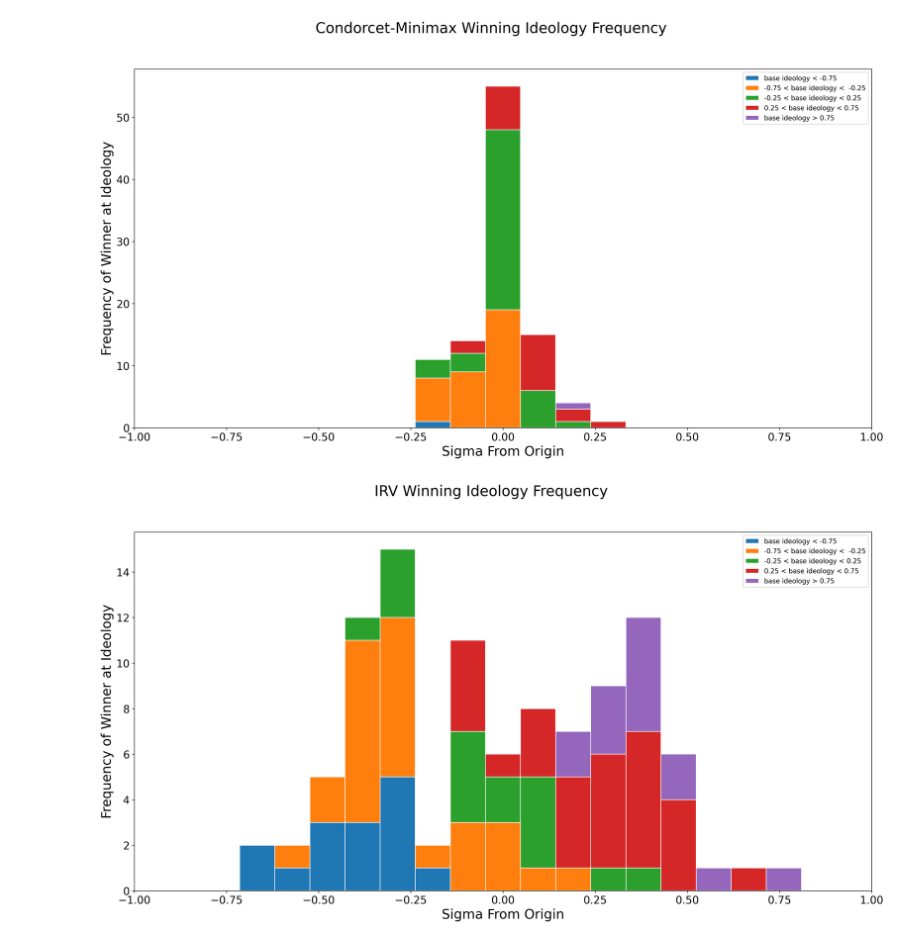
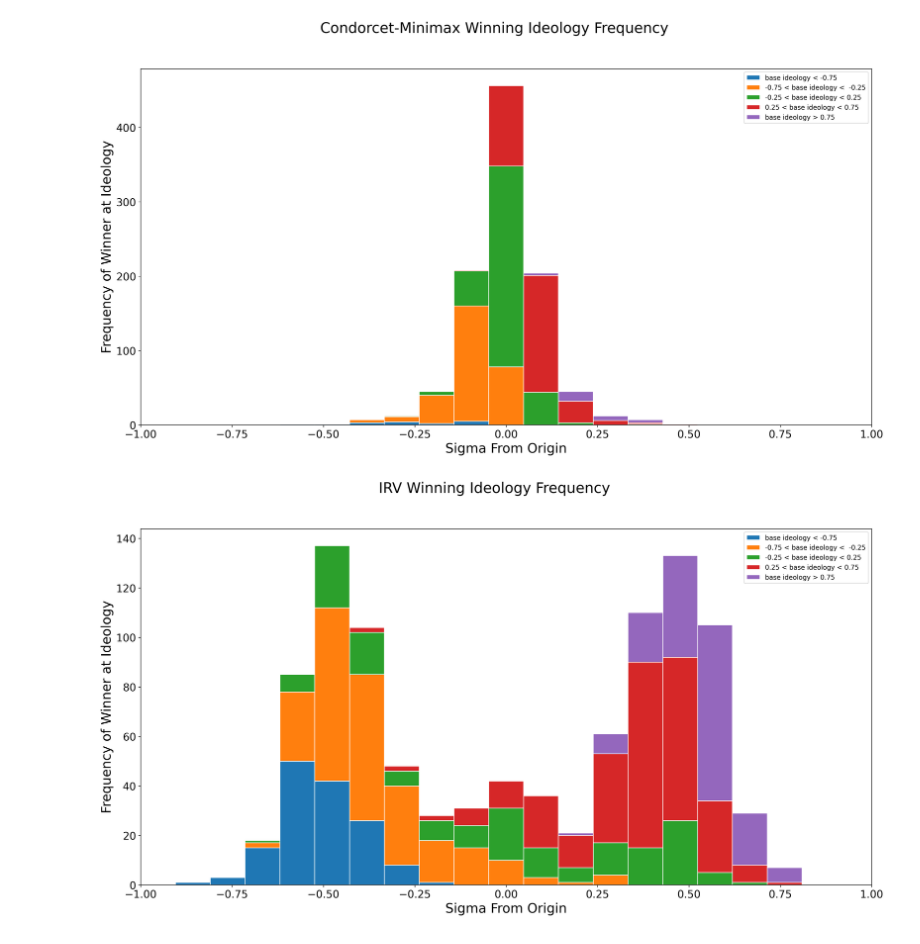
Before and after one commit to robbierobinette/bc-python, a Jupyter notebook: plot_strategic_candidates.ipynb, the cells around one changed output. Drawn from its saved outputs; the diff is of its cells as text; code cells hidden in the pictures.

```diff
--- a/plot_strategic_candidates.ipynb
+++ b/plot_strategic_candidates.ipynb
@@ -18,7 +18,7 @@ from CombinedExperiment import ExperimentResult
 import os
 os.environ['TF_CPP_MIN_LOG_LEVEL'] = "5"
 
-version = "v18"
+version = "v20"
 base_config = ExperimentConfig(name="none",
                                election_name="none",
                                training_cycles=200000,
@@ -40,21 +40,26 @@ irv_a_config = copy(base_config)
 irv_a_config.election_name = "IRV"
 irv_a_config.model_path = f"exp/{version}/IRV-A"
 irv_a_config.name = "IRV"
+irv_a_config.equal_pct_bins = True
 
 h2h_a_config = copy(base_config)
 h2h_a_config.election_name = "H2H"
 h2h_a_config.model_path = f"exp/{version}/H2H-A"
 h2h_a_config.name = "Condorcet-Minimax"
+h2h_a_config.equal_pct_bins = True
 
 irv_b_config = copy(base_config)
 irv_b_config.election_name = "IRV"
 irv_b_config.model_path = f"exp/{version}/IRV-B"
 irv_b_config.name = "IRV"
+irv_b_config.equal_pct_bins = False
+
 
 h2h_b_config = copy(base_config)
 h2h_b_config.election_name = "H2H"
 h2h_b_config.model_path = f"exp/{version}/H2H-B"
 h2h_b_config.name = "Condorcet-Minimax"
+h2h_b_config.equal_pct_bins = False
 
 
 def run_election(self,
@@ -122,20 +127,21 @@ def plot_winners(i_config: ExperimentConfig, h_config: ExperimentConfig):
               "base ideology > 0.75"]
 
     n_voters = 1000
-    n_races = 100
+    n_races = 1000
     results = compare_methods(BetterCandidateFactory(), i_config, h_config, n_voters, n_races)
 
-    exp = Experiment(i_config)
+    i_exp = Experiment(i_config)
 
     irv_winning_ideology = [cc.irv_sr.winner.ideology.vec[0] for cc in results]
     irv_winning_base_ideology = [cc.irv_sr.winner_base.ideology.vec[0] for cc in results]
     plot_data = split_by_bin(irv_winning_ideology, irv_winning_base_ideology, bins)
-    exp.plot_results(plot_data, "IRV Winning Ideology Frequency", labels)
+    i_exp.plot_results(plot_data, "IRV Winning Ideology Frequency", labels)
 
+    h_exp = Experiment(h_config)
     h2h_winning_ideology = [cc.h2h_sr.winner.ideology.vec[0] for cc in results]
     h2h_winning_base_ideology = [cc.h2h_sr.winner_base.ideology.vec[0] for cc in results]
     plot_data = split_by_bin(h2h_winning_ideology, h2h_winning_base_ideology, bins)
-    exp.plot_results(plot_data, "Condorcet-Minimax Winning Ideology Frequency", labels)
+    h_exp.plot_results(plot_data, "Condorcet-Minimax Winning Ideology Frequency", labels)
 
 
 plot_winners(irv_a_config, h2h_a_config)
@@ -145,2 +151,2 @@ plot_winners(irv_b_config, h2h_b_config)
-[figure, old version]
+[figure, new version]
-[figure, old version]
+[figure, new version]
```
Also changed, not shown: parts of 1 cell of this notebook, 5 other files.
